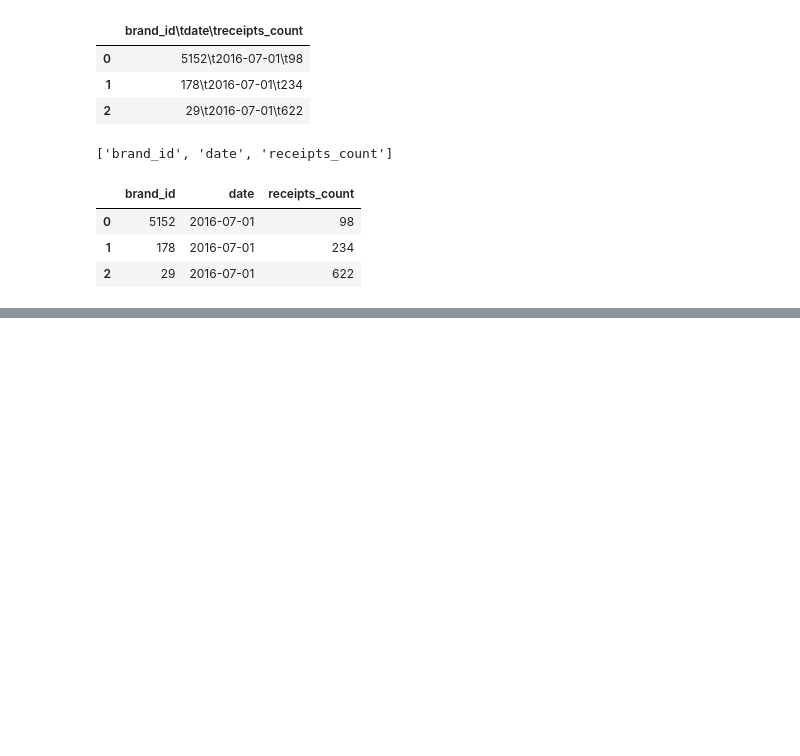
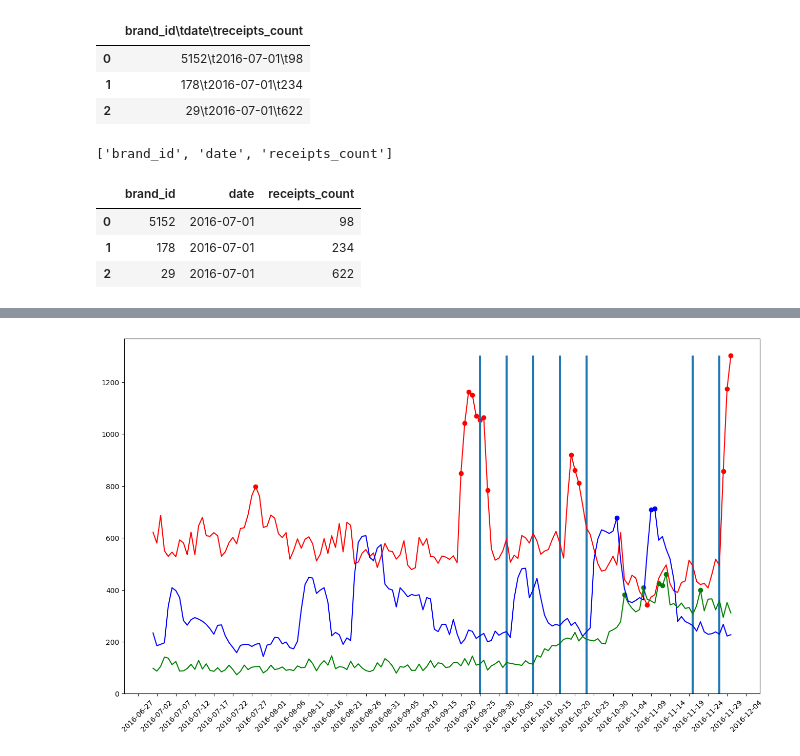
Before and after one commit to sawa25/project_8_2Y, a Jupyter notebook: lipton.ipynb, the cells around one changed output, grey strips where cells are left out. Drawn from its saved outputs; the diff is of its cells as text; code cells hidden in the pictures; blank space fills up the shorter version.

```diff
--- a/lipton.ipynb
+++ b/lipton.ipynb
@@ -22,6 +27,9 @@ df.head(3)
 | 0 | 5152 | 2016-07-01 | 98 |
 | 1 | 178 | 2016-07-01 | 234 |
 | 2 | 29 | 2016-07-01 | 622 |
+# %%
+df['timestamp']=pd.to_datetime(df['date'])
+df['receipts_count']=df['receipts_count'].astype(int)
 # %%
 df.info()
 # %% [output]
@@ -37,0 +71,13 @@ memory usage: 10.9+ KB
+# %%
+tea={'lipton':29,'ahmad':178,'may':5152}
+def leftrightbound(data):
+    q1, q3 = np.percentile(data, [25, 75])
+    iqr = np.percentile(data, 75) - np.percentile(data, 25)
+    return q1-1.5*iqr,q3+1.5*iqr
+dftea=[]
+aa=[]
+for key,val in tea.items():
+    print(key,val)
+    dftea.append(df.loc[df['brand_id'].astype(int) == val, ['timestamp', 'receipts_count']])
+    le,ri=leftrightbound(dftea[-1].loc[:,'receipts_count'])
+    aa.append(dftea[-1].loc[(dftea[-1]['receipts_count'] < le) | (dftea[-1]['receipts_count'] > ri), ['timestamp', 'receipts_count']]) #anomaly
@@ -37,0 +88,6 @@ memory usage: 10.9+ KB
+# %%
+#приготовить к слиянию все чаи
+ren=['lipton','ahmad','may']
+for ind,dft in enumerate(dftea):
+    dft.rename(columns={'receipts_count':ren[ind]},inplace=True)
+dftea[0].sample(3)
@@ -37,0 +107,7 @@ memory usage: 10.9+ KB
+# %%
+#установлены даты прямого эфира тв шоу "что,где,когда"
+tvshowdate=['2016-09-25','2016-10-02','2016-10-09','2016-10-16','2016-10-23','2016-11-20','2016-11-27']
+#добавить столбец для вывода на сводном графике баров(на полную высоту для самых больших продаж), соответствующих дням показа
+tvshow = pd.DataFrame({'date': tvshowdate, 'receipts_count': [df['receipts_count'].max() for i in range(len(tvshowdate))]})
+tvshow['timestamp']=pd.to_datetime(tvshow['date'])
+tvshow
@@ -37,0 +123,17 @@ memory usage: 10.9+ KB
+# %%
+# вывести по трем чаям графики спроса с обозначением статистических выбросов
+fig, ax = plt.subplots(figsize=(16,9))
+colors = {0:'red', 1:'blue', 2:'green', 3:'pink', 4:'black', 5:'orange', 6:'cyan', 7:'yellow', 8:'brown', 9:'purple', 10:'white', 11: 'grey', 12:'lightblue', 13:'lightgreen', 14: 'darkgrey'}
+for ind,dft in enumerate(dftea):
+    #вывести все продажи по трем чаям
+    ax.plot(dft['timestamp'], dft[ren[ind]], color=colors[ind])
+    #вывести точки вне 25 и 75 персентилей
+    ax.scatter(aa[ind]['timestamp'],aa[ind]['receipts_count'], color=colors[ind])
+#вывести бары на днях, когда показано тв шоу что,где,когда
+ax.bar(tvshow['timestamp'], tvshow['receipts_count'],width=0.5)
+locator = mdates.DayLocator(interval=5)
+ax.xaxis.set_major_locator(locator)
+plt.xticks(rotation=45)
+plt.show()
+# %% [output]
+[figure, added]
```
Also changed, not shown: parts of 21 cells of this notebook.
